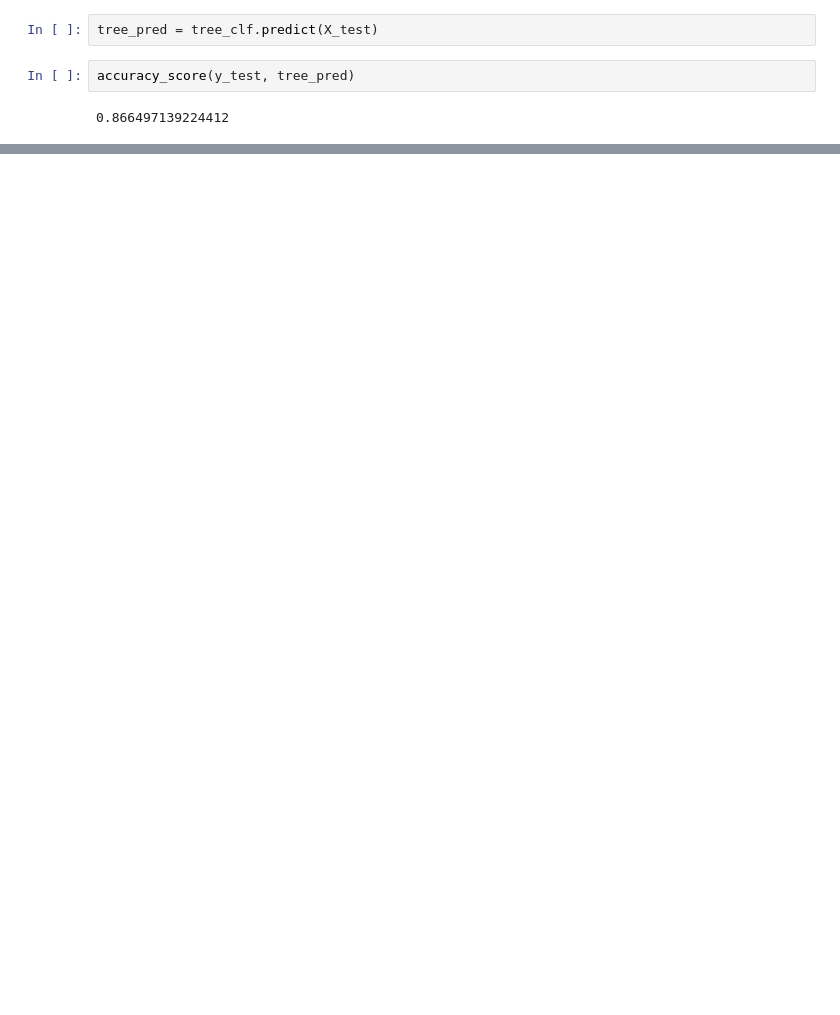
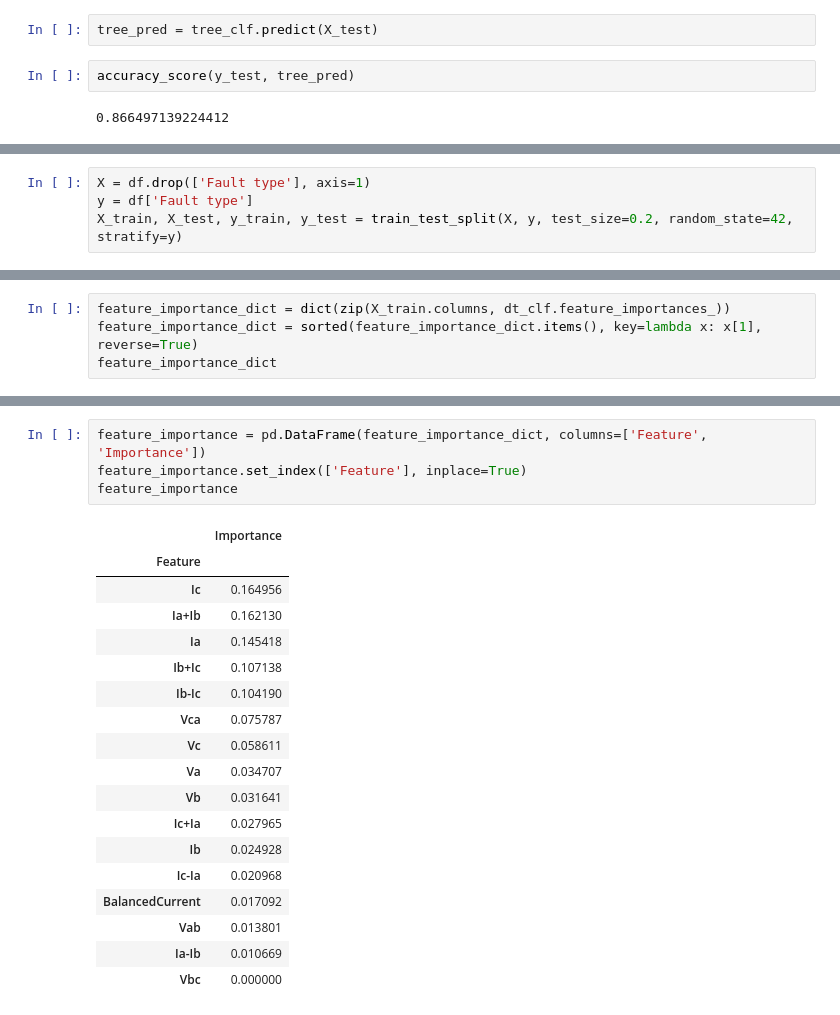
Before and after one commit to Yasir323/Electrical-Fault-detection-and-classification, a Jupyter notebook: Fault_classification.ipynb, the cells around one changed output, grey strips where cells are left out. Drawn from its saved outputs; the diff is of its cells as text; blank space fills up the shorter version.

```diff
--- a/Fault_classification.ipynb
+++ b/Fault_classification.ipynb
@@ -312,0 +398,4 @@ accuracy_score(y_test, tree_pred)
+# %%
+X = df.drop(['Fault type'], axis=1)
+y = df['Fault type']
+X_train, X_test, y_train, y_test = train_test_split(X, y, test_size=0.2, random_state=42, stratify=y)
@@ -312,0 +409,4 @@ accuracy_score(y_test, tree_pred)
+# %%
+feature_importance_dict = dict(zip(X_train.columns, dt_clf.feature_importances_))
+feature_importance_dict = sorted(feature_importance_dict.items(), key=lambda x: x[1], reverse=True)
+feature_importance_dict
@@ -312,0 +430,23 @@ accuracy_score(y_test, tree_pred)
+# %%
+feature_importance = pd.DataFrame(feature_importance_dict, columns=['Feature', 'Importance'])
+feature_importance.set_index(['Feature'], inplace=True)
+feature_importance
+# %% [output]
+|  | Importance |
+| Feature |  |
+| Ic | 0.164956 |
+| Ia+Ib | 0.162130 |
+| Ia | 0.145418 |
+| Ib+Ic | 0.107138 |
+| Ib-Ic | 0.104190 |
+| Vca | 0.075787 |
+| Vc | 0.058611 |
+| Va | 0.034707 |
+| Vb | 0.031641 |
+| Ic+Ia | 0.027965 |
+| Ib | 0.024928 |
+| Ic-Ia | 0.020968 |
+| BalancedCurrent | 0.017092 |
+| Vab | 0.013801 |
+| Ia-Ib | 0.010669 |
+| Vbc | 0.000000 |
```
Also changed, not shown: parts of 55 cells of this notebook.
